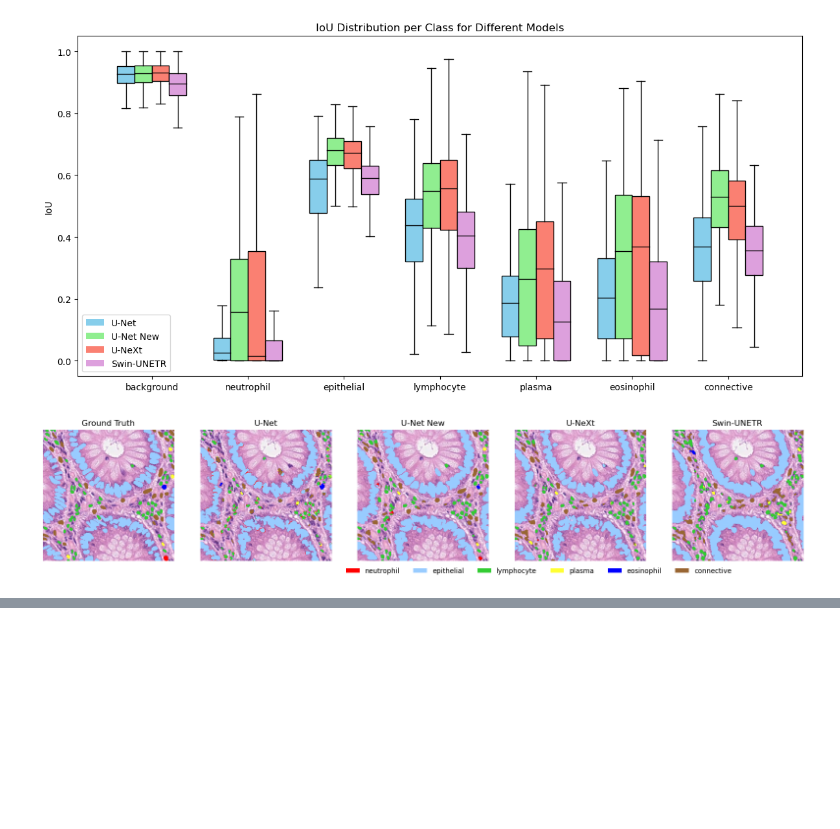
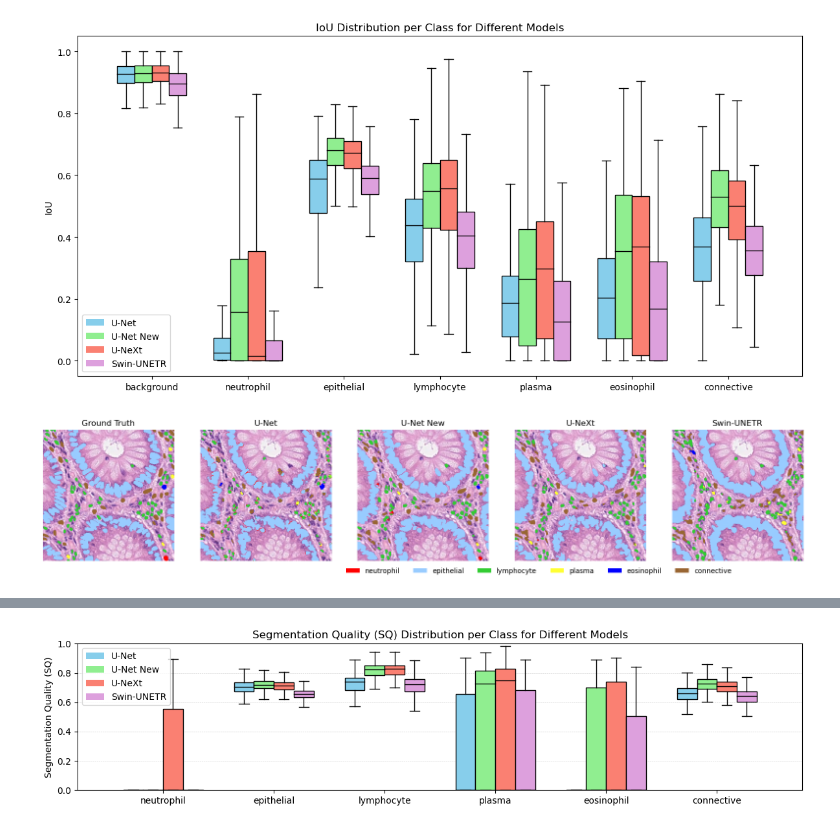
Before and after one commit to tckumarasekara/CRC-HnE-Segmentation-Prediction, a Jupyter notebook: temp.ipynb, the cells around one changed output, grey strips where cells are left out. Drawn from its saved outputs; the diff is of its cells as text; code cells hidden in the pictures; blank space fills up the shorter version.

```diff
--- a/temp.ipynb
+++ b/temp.ipynb
@@ -775,0 +875,4 @@ plt.show()
+# %%
+plot_instance_metrics('sq')
+# %% [output]
+[figure, added]
```
Also changed, not shown: parts of 5 cells of this notebook.
